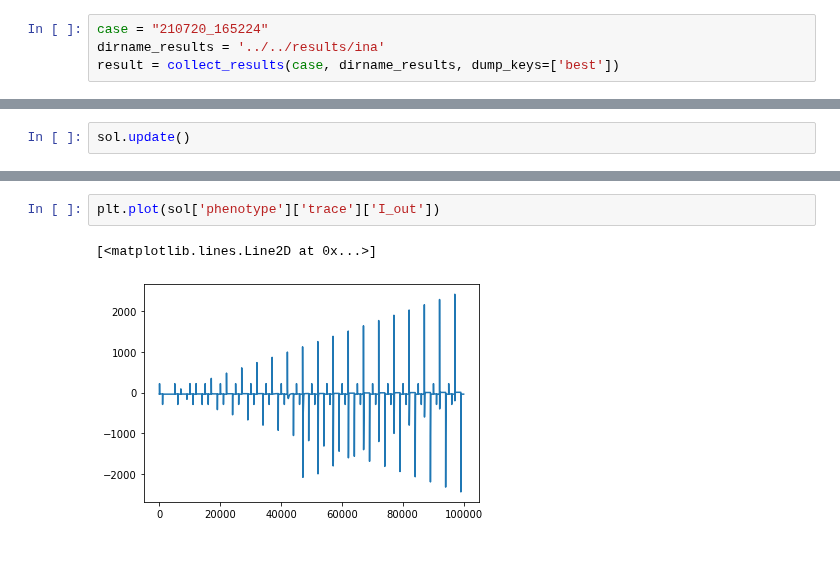
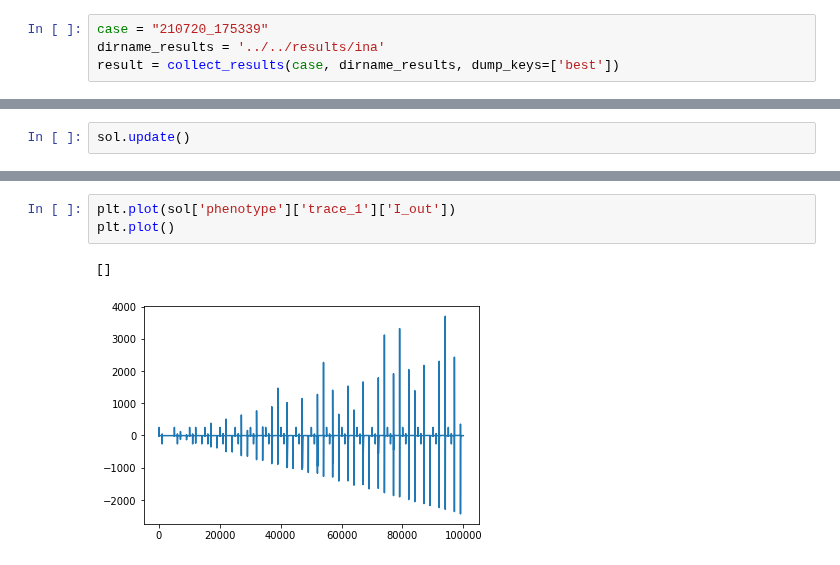
Before and after one commit to humanphysiologylab/INa_full_trace, a Jupyter notebook: pypoptim/notebooks/notebook.ipynb, the cells around one changed output, grey strips where cells are left out. Drawn from its saved outputs; the diff is of its cells as text.

```diff
--- a/pypoptim/notebooks/notebook.ipynb
+++ b/pypoptim/notebooks/notebook.ipynb
@@ -13,6 +13,6 @@ from io_utils import collect_results
 # %% [markdown]
 # Load results
 # %%
-case = "210720_165224"
+case = "210720_175339"
 dirname_results = '../../results/ina'
 result = collect_results(case, dirname_results, dump_keys=['best'])
@@ -73,5 +123,6 @@ sol.update()
 # %%
-plt.plot(sol['phenotype']['trace']['I_out'])
+plt.plot(sol['phenotype']['trace_1']['I_out'])
+plt.plot()
 # %% [output]
-[<matplotlib.lines.Line2D at 0x...>]
+[]
-[figure, old version]
+[figure, new version]
```
Also changed, not shown: parts of 5 cells of this notebook, 3 other files.
